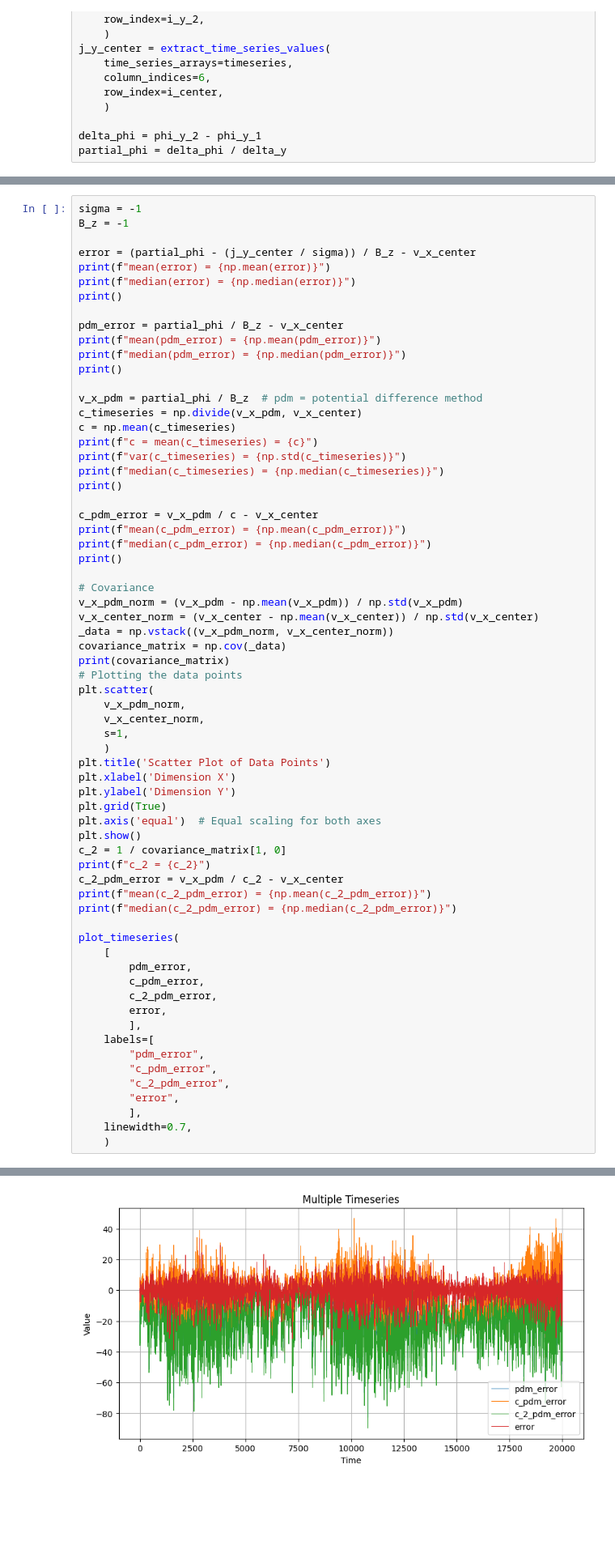
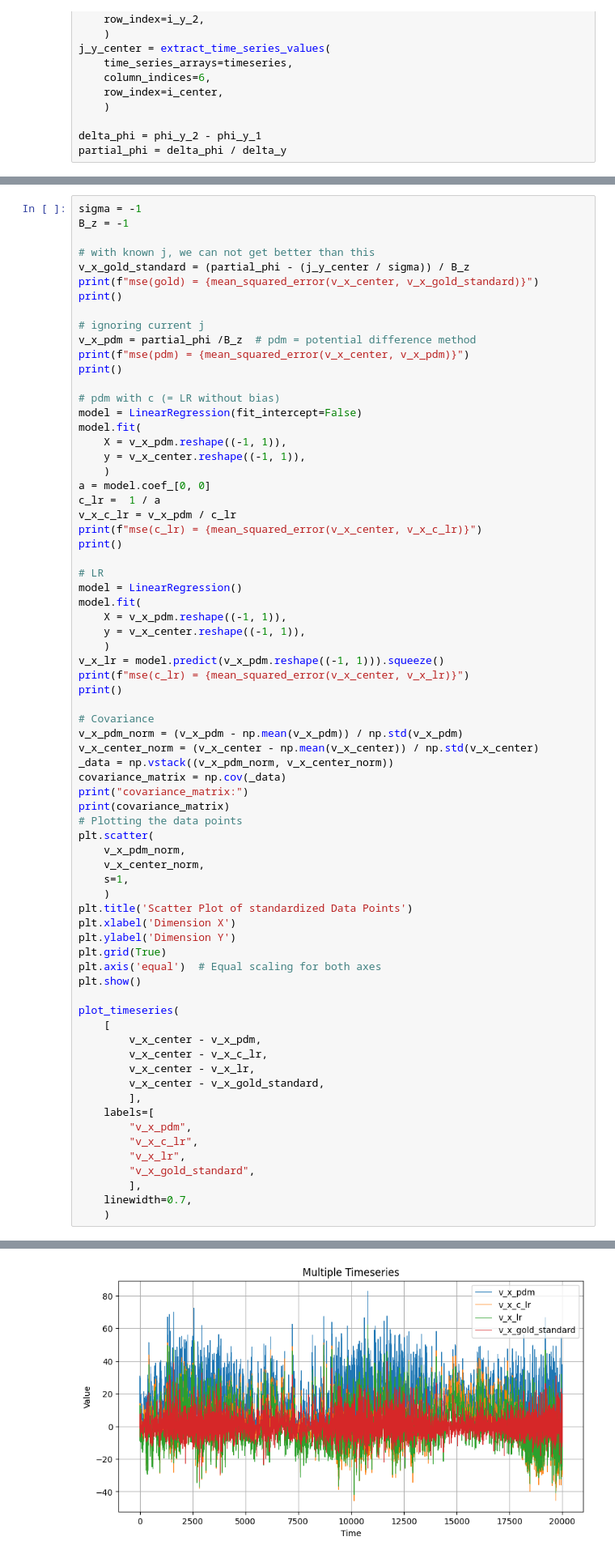
Before and after one commit to MichaelSkowronek/potential_probe_velocity_measuring, a Jupyter notebook: notebooks/measurement_x15_y0_z0_ha300.ipynb, the cells around one changed output, grey strips where cells are left out. Shown: that part at 81% size. Cells and saved outputs as stored; diff of their text form; blank space fills up the shorter version.

```diff
--- a/notebooks/measurement_x15_y0_z0_ha300.ipynb
+++ b/notebooks/measurement_x15_y0_z0_ha300.ipynb
@@ -205,27 +211,36 @@ partial_phi = delta_phi / delta_y
 sigma = -1
 B_z = -1
 
-error = (partial_phi - (j_y_center / sigma)) / B_z - v_x_center
-print(f"mean(error) = {np.mean(error)}")
-print(f"median(error) = {np.median(error)}")
+# with known j, we can not get better than this
+v_x_gold_standard = (partial_phi - (j_y_center / sigma)) / B_z
+print(f"mse(gold) = {mean_squared_error(v_x_center, v_x_gold_standard)}")
 print()
 
-pdm_error = partial_phi / B_z - v_x_center
-print(f"mean(pdm_error) = {np.mean(pdm_error)}")
-print(f"median(pdm_error) = {np.median(pdm_error)}")
+# ignoring current j
+v_x_pdm = partial_phi /B_z  # pdm = potential difference method
+print(f"mse(pdm) = {mean_squared_error(v_x_center, v_x_pdm)}")
 print()
 
-v_x_pdm = partial_phi / B_z  # pdm = potential difference method
-c_timeseries = np.divide(v_x_pdm, v_x_center)
-c = np.mean(c_timeseries)
-print(f"c = mean(c_timeseries) = {c}")
-print(f"var(c_timeseries) = {np.std(c_timeseries)}")
-print(f"median(c_timeseries) = {np.median(c_timeseries)}")
+# pdm with c (= LR without bias)
+model = LinearRegression(fit_intercept=False)
+model.fit(
+    X = v_x_pdm.reshape((-1, 1)),
+    y = v_x_center.reshape((-1, 1)),
+    )
+a = model.coef_[0, 0]
+c_lr =  1 / a
+v_x_c_lr = v_x_pdm / c_lr
+print(f"mse(c_lr) = {mean_squared_error(v_x_center, v_x_c_lr)}")
 print()
 
-c_pdm_error = v_x_pdm / c - v_x_center
-print(f"mean(c_pdm_error) = {np.mean(c_pdm_error)}")
-print(f"median(c_pdm_error) = {np.median(c_pdm_error)}")
+# LR
+model = LinearRegression()
+model.fit(
+    X = v_x_pdm.reshape((-1, 1)),
+    y = v_x_center.reshape((-1, 1)),
+    )
+v_x_lr = model.predict(v_x_pdm.reshape((-1, 1))).squeeze()
+print(f"mse(c_lr) = {mean_squared_error(v_x_center, v_x_lr)}")
 print()
 
 # Covariance
@@ -233,6 +248,7 @@ v_x_pdm_norm = (v_x_pdm - np.mean(v_x_pdm)) / np.std(v_x_pdm)
 v_x_center_norm = (v_x_center - np.mean(v_x_center)) / np.std(v_x_center)
 _data = np.vstack((v_x_pdm_norm, v_x_center_norm))
 covariance_matrix = np.cov(_data)
+print("covariance_matrix:")
 print(covariance_matrix)
 # Plotting the data points
 plt.scatter(
@@ -240,30 +256,25 @@ plt.scatter(
     v_x_center_norm,
     s=1,
     )
-plt.title('Scatter Plot of Data Points')
+plt.title('Scatter Plot of standardized Data Points')
 plt.xlabel('Dimension X')
 plt.ylabel('Dimension Y')
 plt.grid(True)
 plt.axis('equal')  # Equal scaling for both axes
 plt.show()
-c_2 = 1 / covariance_matrix[1, 0]
-print(f"c_2 = {c_2}")
-c_2_pdm_error = v_x_pdm / c_2 - v_x_center
-print(f"mean(c_2_pdm_error) = {np.mean(c_2_pdm_error)}")
-print(f"median(c_2_pdm_error) = {np.median(c_2_pdm_error)}")
 
 plot_timeseries(
     [
-        pdm_error,
-        c_pdm_error,
-        c_2_pdm_error,
-        error,
+        v_x_center - v_x_pdm,
+        v_x_center - v_x_c_lr,
+        v_x_center - v_x_lr,
+        v_x_center - v_x_gold_standard,
         ],
     labels=[
-        "pdm_error",
-        "c_pdm_error",
-        "c_2_pdm_error",
-        "error",
+        "v_x_pdm",
+        "v_x_c_lr",
+        "v_x_lr",
+        "v_x_gold_standard",
         ],
     linewidth=0.7,
     )
@@ -290,4 +294,4 @@ median(c_2_pdm_error) = -20.879470125902294
-[figure, old version]
+[figure, new version]
 # %% [markdown]
 ##### $v_x^{pdm}$
 # %%
```
Also changed, not shown: parts of 5 cells of this notebook, 1 other file.
